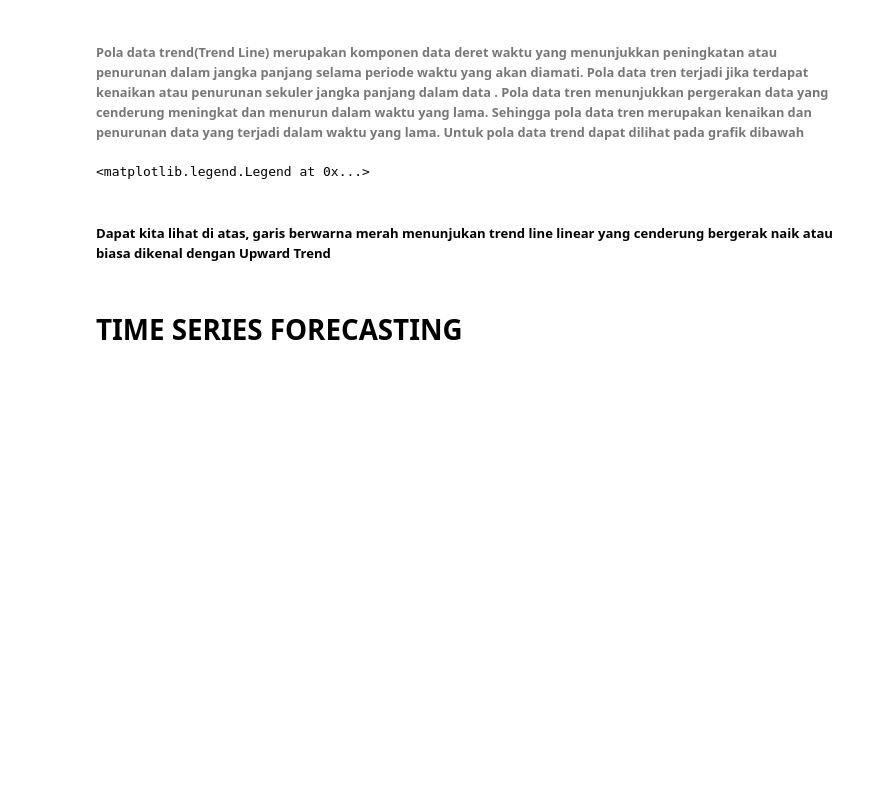
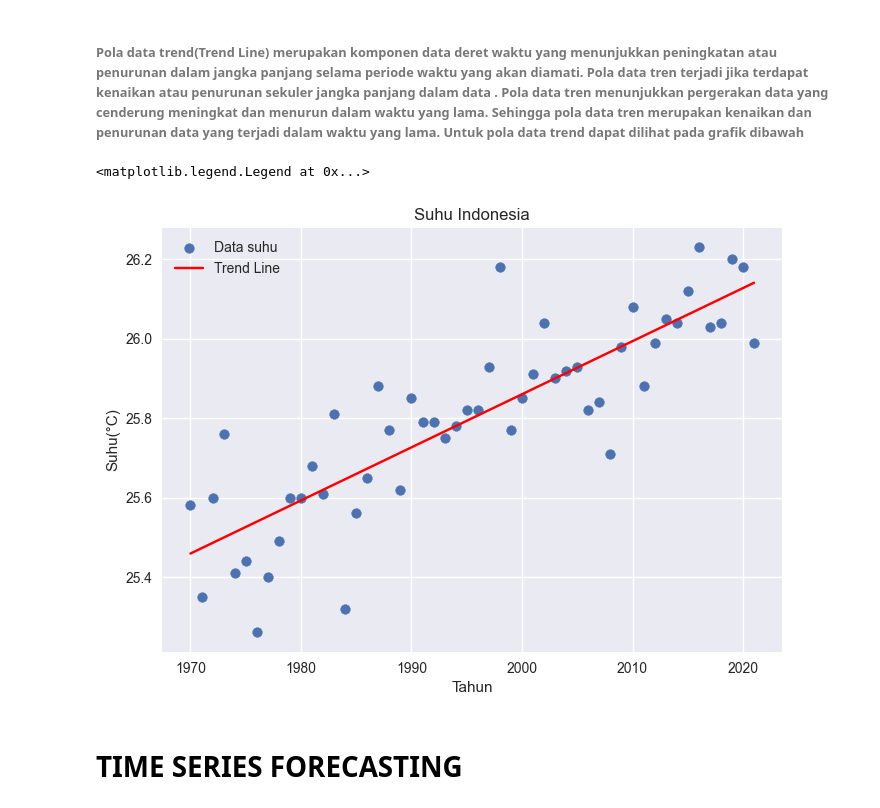
Before and after one commit to AlbabRiziq/Time_series_forecasting_suhu_indonesia, a Jupyter notebook: main.ipynb, the cells around one changed output. Saved outputs shown, nothing was run; the diff lists cells and outputs as text; code cells hidden in the pictures; blank space fills up the shorter version.

```diff
--- a/main.ipynb
+++ b/main.ipynb
@@ -32,18 +32,18 @@ plt.legend(loc="upper left")
 z = np.polyfit(tahun, suhu, 1)
 p = np.poly1d(z)
 # %%
-# rata_rata = np.mean(suhu)
+rata_rata = np.mean(suhu)
 plt.title("Suhu Indonesia")
 plt.xlabel("Tahun")
 plt.ylabel("Suhu(°C)")
 style.use('seaborn')
 plt.scatter(tahun, suhu, label="Data suhu")
 plt.plot(tahun, p(tahun), color='red', label="Trend Line")
+# plt.scatter()
 plt.legend(loc="upper left")
 # %% [output]
 <matplotlib.legend.Legend at 0x...>
+[figure, added]
-# %% [markdown]
-##### Dapat kita lihat di atas, garis berwarna merah menunjukan trend line linear yang cenderung bergerak naik atau biasa dikenal dengan Upward Trend
 # %% [markdown]
 # TIME SERIES FORECASTING
 # %% [markdown]
```
